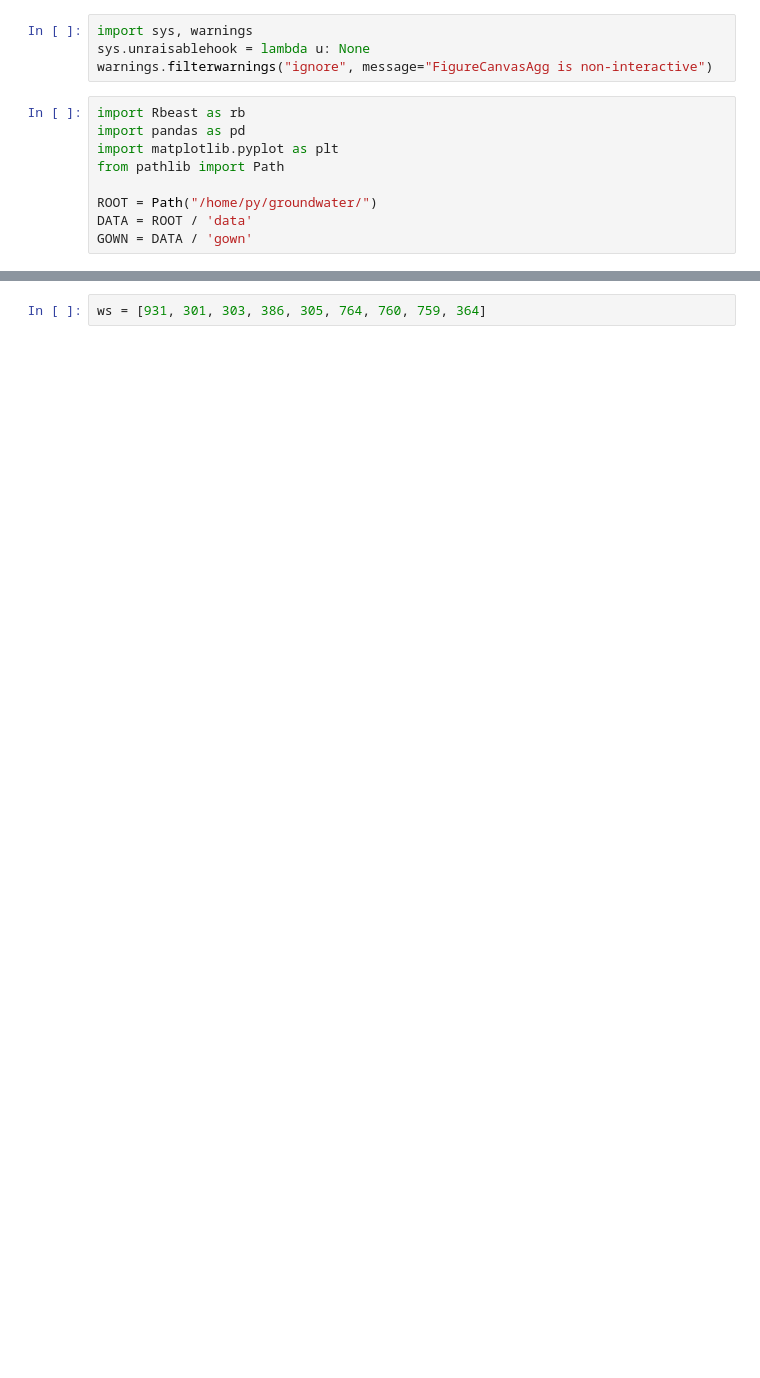
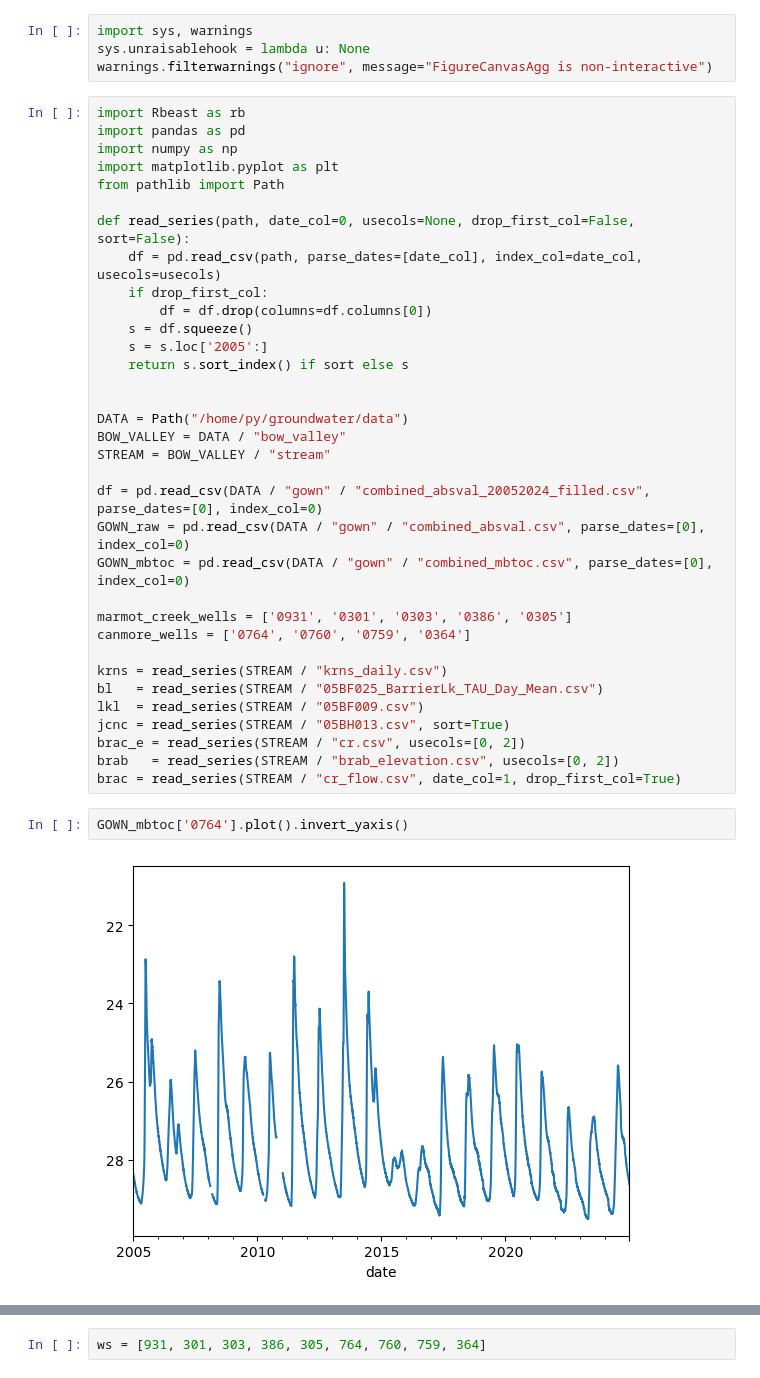
Before and after one commit to 2spi/groundwater, a Jupyter notebook: notebooks/bow_valley/04_change_point.ipynb, the cells around one changed output, grey strips where cells are left out. Saved outputs shown, nothing was run; the diff lists cells and outputs as text; blank space fills up the shorter version.

```diff
--- a/notebooks/bow_valley/04_change_point.ipynb
+++ b/notebooks/bow_valley/04_change_point.ipynb
@@ -2,13 +2,42 @@
 import sys, warnings
 sys.unraisablehook = lambda u: None
 warnings.filterwarnings("ignore", message="FigureCanvasAgg is non-interactive")
-# %%
-import Rbeast as rb
-import pandas as pd
-import matplotlib.pyplot as plt
-from pathlib import Path
-
-ROOT = Path("/home/py/groundwater/")
-DATA = ROOT / 'data'
-GOWN = DATA / 'gown'
+# %%
+import Rbeast as rb
+import pandas as pd
+import numpy as np
+import matplotlib.pyplot as plt
+from pathlib import Path
+
+def read_series(path, date_col=0, usecols=None, drop_first_col=False, sort=False):
+    df = pd.read_csv(path, parse_dates=[date_col], index_col=date_col, usecols=usecols)
+    if drop_first_col:
+        df = df.drop(columns=df.columns[0])
+    s = df.squeeze()
+    s = s.loc['2005':]
+    return s.sort_index() if sort else s
+
+
+DATA = Path("/home/py/groundwater/data")
+BOW_VALLEY = DATA / "bow_valley"
+STREAM = BOW_VALLEY / "stream"
+
+df = pd.read_csv(DATA / "gown" / "combined_absval_20052024_filled.csv", parse_dates=[0], index_col=0)
+GOWN_raw = pd.read_csv(DATA / "gown" / "combined_absval.csv", parse_dates=[0], index_col=0)
+GOWN_mbtoc = pd.read_csv(DATA / "gown" / "combined_mbtoc.csv", parse_dates=[0], index_col=0)
+
+marmot_creek_wells = ['0931', '0301', '0303', '0386', '0305']
+canmore_wells = ['0764', '0760', '0759', '0364']
+
+krns = read_series(STREAM / "krns_daily.csv")
+bl   = read_series(STREAM / "05BF025_BarrierLk_TAU_Day_Mean.csv")
+lkl  = read_series(STREAM / "05BF009.csv")
+jcnc = read_series(STREAM / "05BH013.csv", sort=True)
+brac_e = read_series(STREAM / "cr.csv", usecols=[0, 2])
+brab   = read_series(STREAM / "brab_elevation.csv", usecols=[0, 2])
+brac = read_series(STREAM / "cr_flow.csv", date_col=1, drop_first_col=True)
+# %%
+GOWN_mbtoc['0764'].plot().invert_yaxis()
+# %% [output]
+[figure, added]
 # %%
```
Also changed, not shown: parts of 7 cells of this notebook, 18 other files.
